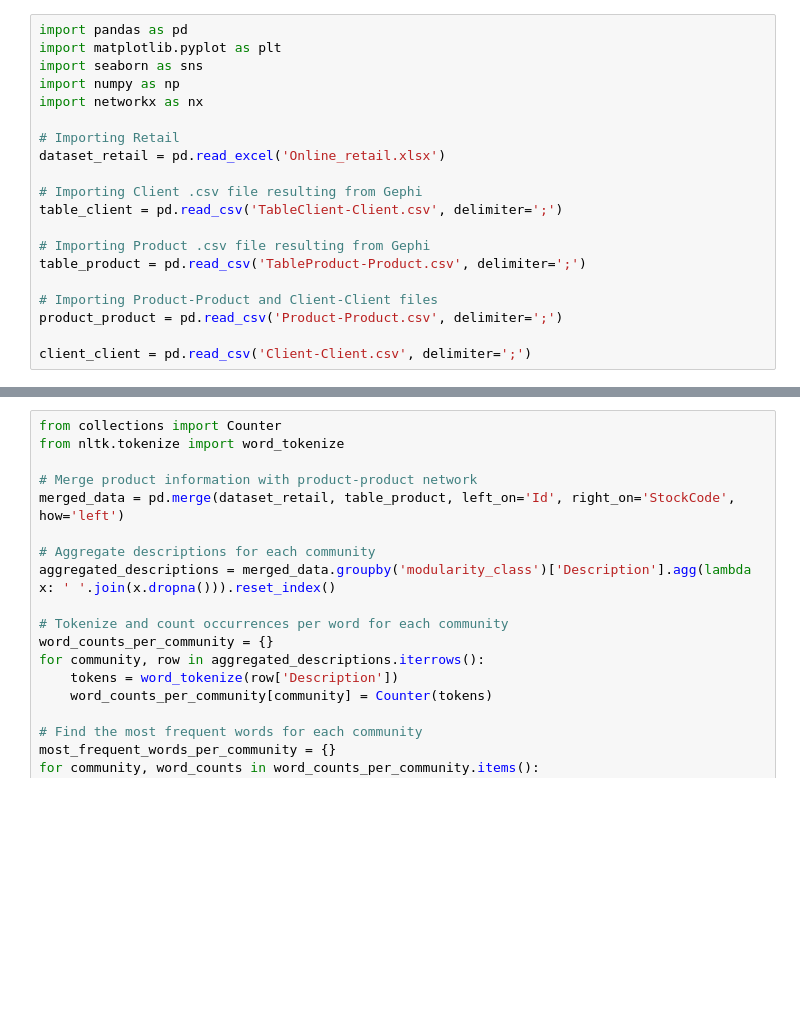
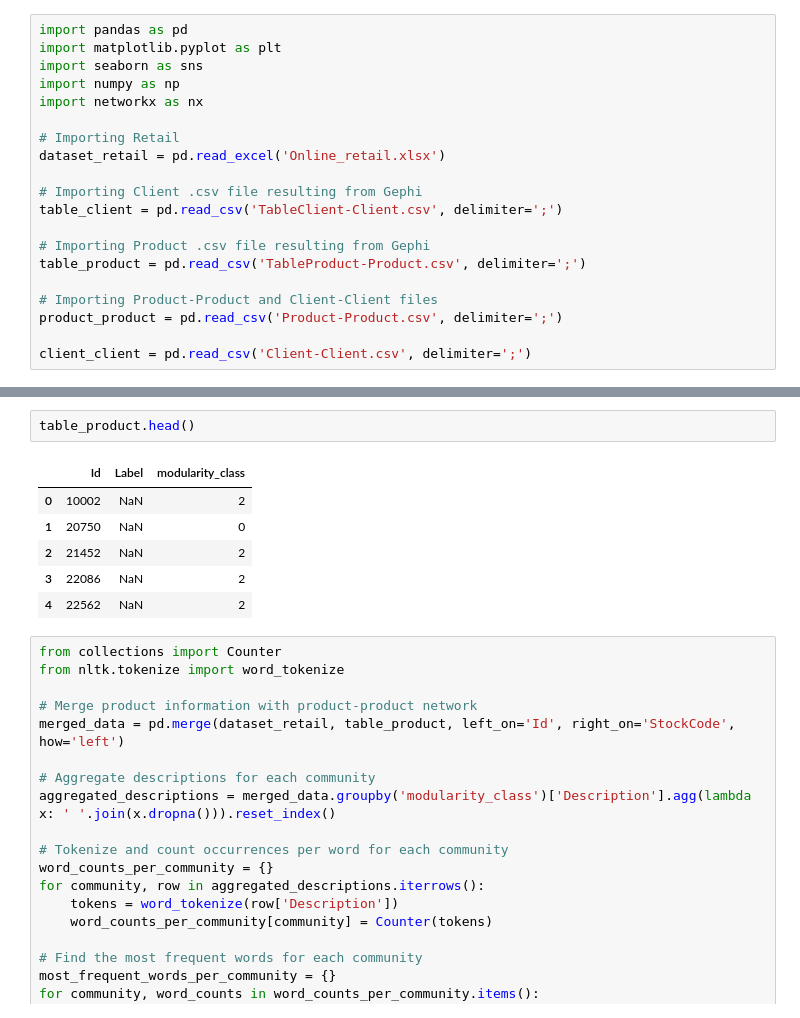
Before and after one commit to DEISI-ULHT-TFC-2023-24/TFC-DEISEI64-E-Commerce, a Jupyter notebook: Community Analysis.ipynb, the cells around one changed output, grey strips where cells are left out. Drawn from its saved outputs; the diff is of its cells as text; blank space fills up the shorter version.

Commit message:
Changed .csv files with updated data and added new queries for Data Overview about product sharing and buying products together

```diff
--- a/Community Analysis.ipynb
+++ b/Community Analysis.ipynb
@@ -49,3 +49,12 @@ plt.show()
+# %%
+table_product.head()
+# %% [output]
+|  | Id | Label | modularity_class |
+| 0 | 10002 | NaN | 2 |
+| 1 | 20750 | NaN | 0 |
+| 2 | 21452 | NaN | 2 |
+| 3 | 22086 | NaN | 2 |
+| 4 | 22562 | NaN | 2 |
 # %%
 from collections import Counter
 from nltk.tokenize import word_tokenize
```
Also changed, not shown: parts of 5 cells of this notebook, 5 other files.
